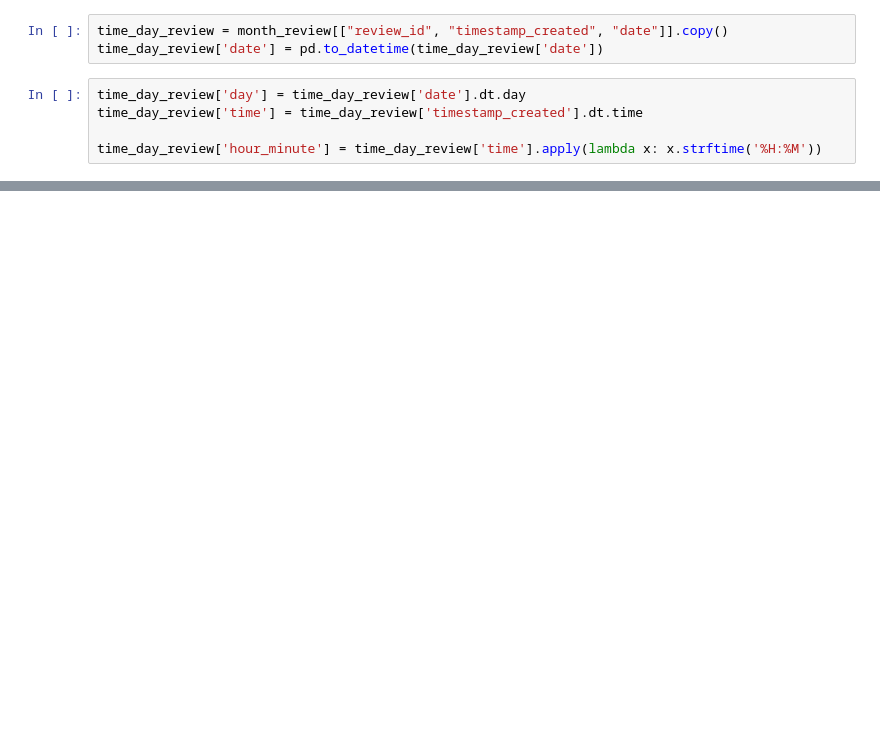
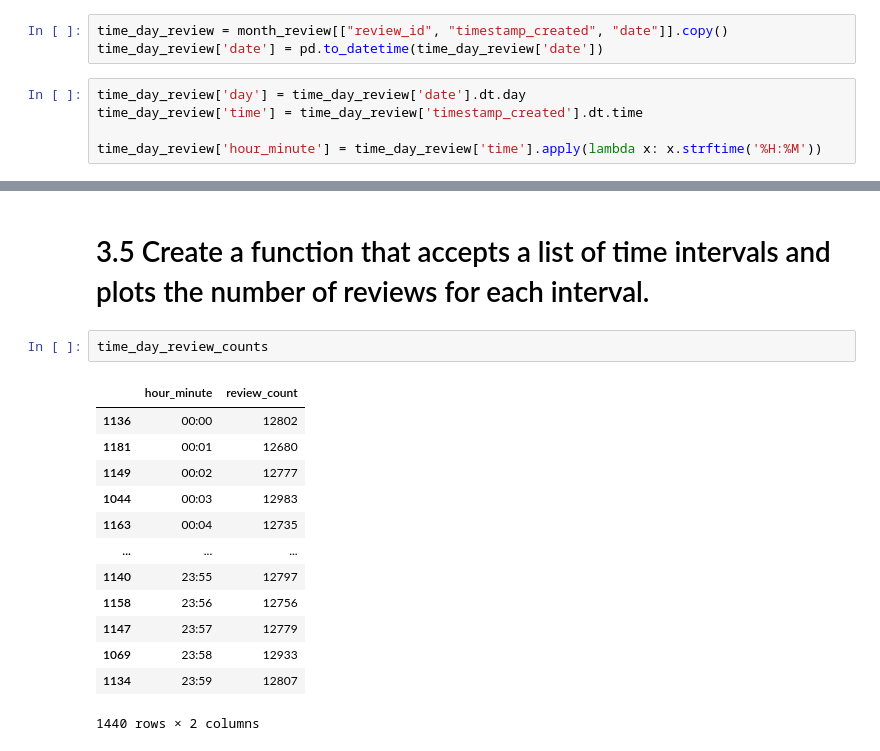
Before and after one commit to khalmatay/videogame-reviews-analysis, a Jupyter notebook: nurbek/RQ3&RQ5.ipynb, the cells around one changed output, grey strips where cells are left out. Drawn from its saved outputs; the diff is of its cells as text; blank space fills up the shorter version.

```diff
--- a/nurbek/RQ3&RQ5.ipynb
+++ b/nurbek/RQ3&RQ5.ipynb
@@ -345,0 +377,18 @@ time_day_review
+# %% [markdown]
+# 3.5 Create a function that accepts a list of time intervals and plots the number of reviews for each interval.
+# %%
+time_day_review_counts
+# %% [output]
+|  | hour_minute | review_count |
+| 1136 | 00:00 | 12802 |
+| 1181 | 00:01 | 12680 |
+| 1149 | 00:02 | 12777 |
+| 1044 | 00:03 | 12983 |
+| 1163 | 00:04 | 12735 |
+| ... | ... | ... |
+| 1140 | 23:55 | 12797 |
+| 1158 | 23:56 | 12756 |
+| 1147 | 23:57 | 12779 |
+| 1069 | 23:58 | 12933 |
+| 1134 | 23:59 | 12807 |
+1440 rows × 2 columns
```
Also changed, not shown: parts of 13 cells of this notebook.
